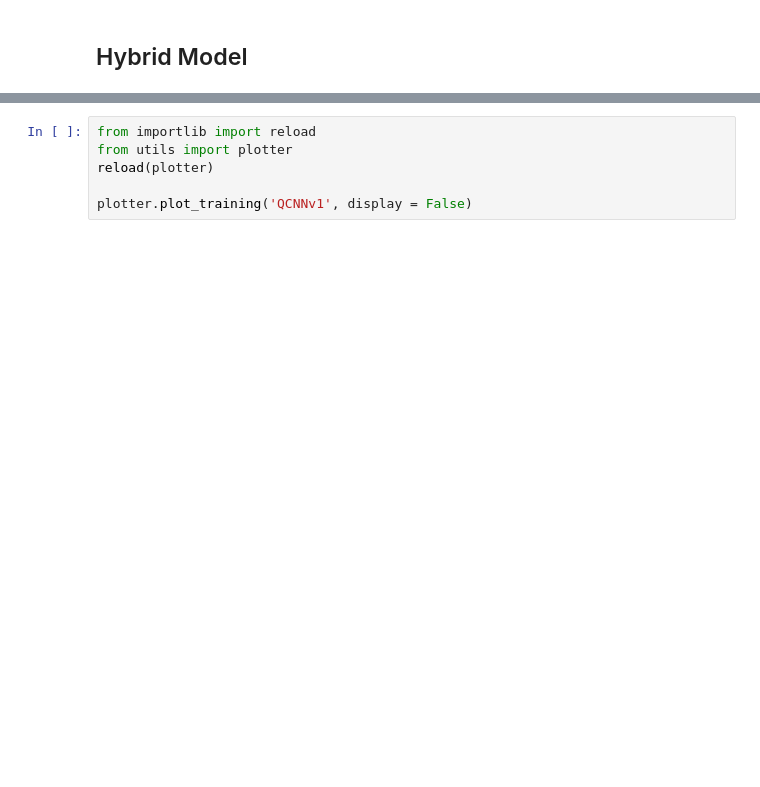
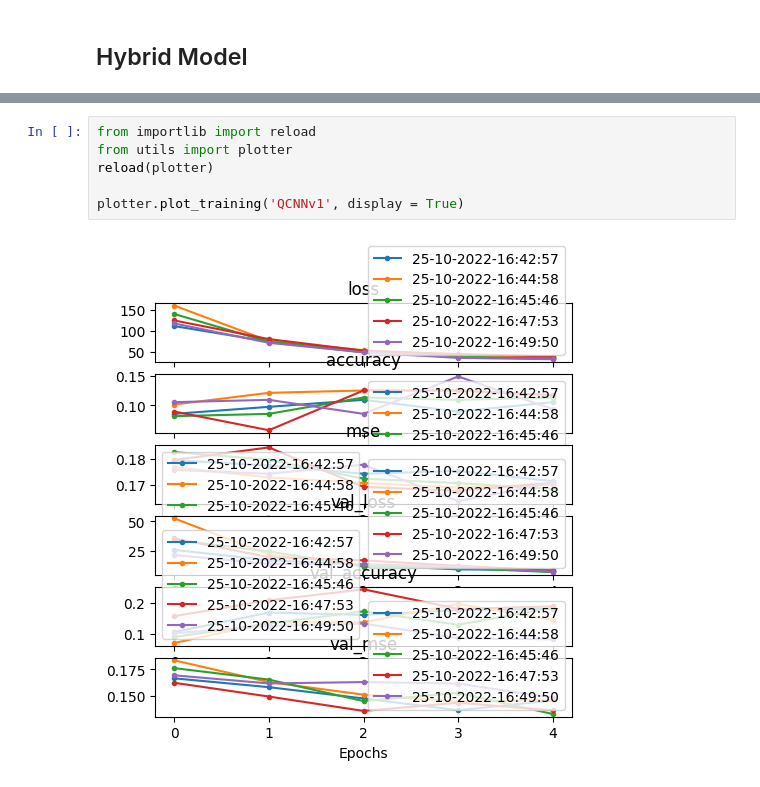
Before and after one commit to alessandrosebastianelli/quanv4eo, a Jupyter notebook: QuantumConvolutionalNeuralNetworks.ipynb, the cells around one changed output, grey strips where cells are left out. Drawn from its saved outputs; the diff is of its cells as text; blank space fills up the shorter version.

```diff
--- a/QuantumConvolutionalNeuralNetworks.ipynb
+++ b/QuantumConvolutionalNeuralNetworks.ipynb
@@ -207,7 +214,8 @@ validation Results            results/QCNNv1/25-10-2022-12:12:40/validation-resu
 # %%
 from importlib import reload
 from utils import plotter
 reload(plotter)
 
-plotter.plot_training('QCNNv1', display = False)
+plotter.plot_training('QCNNv1', display = True)
 # %% [output]
+[figure, added]
```
Also changed, not shown: parts of 8 cells of this notebook, 3 other files.
